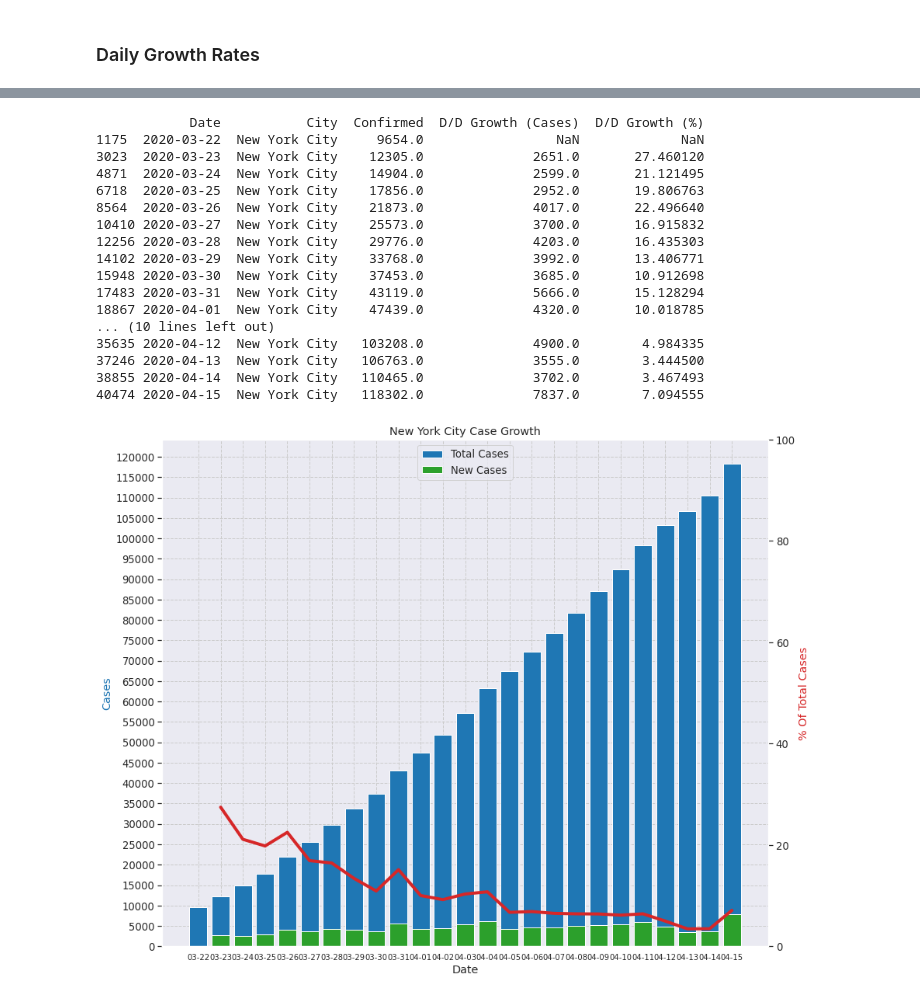
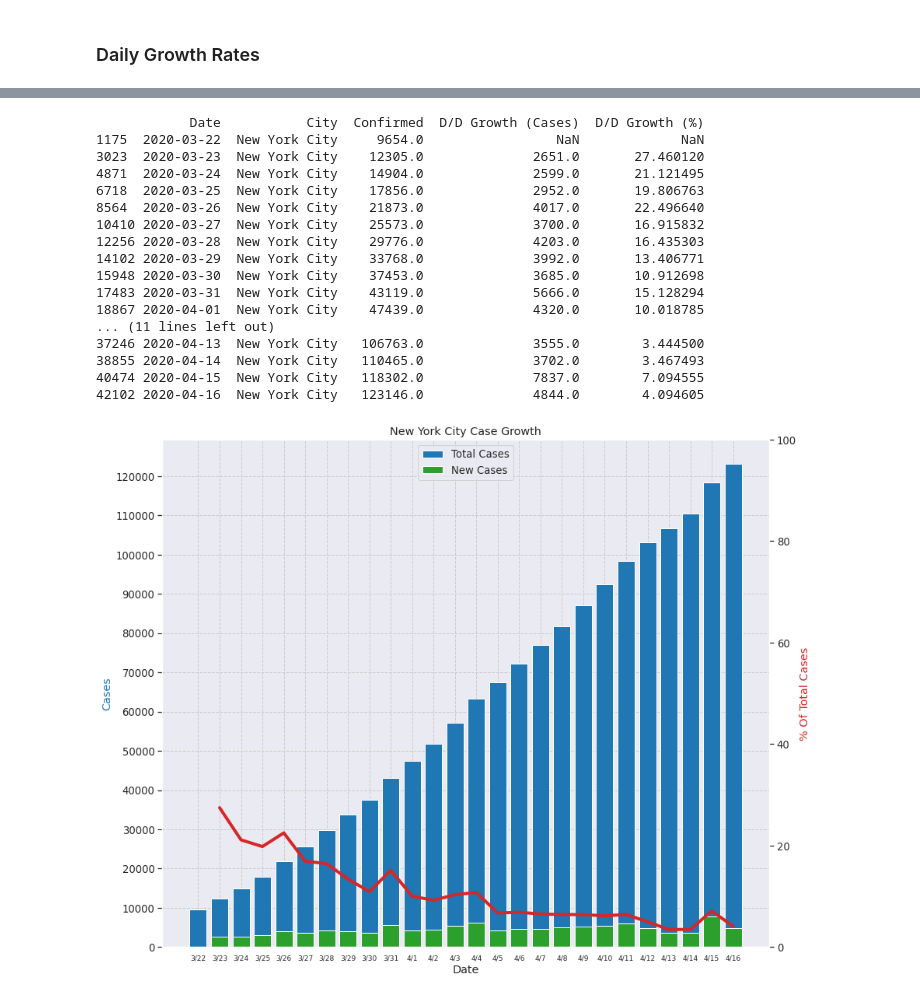
Before and after one commit to rdcolema/covid19-tracking, a Jupyter notebook: covid_US_trends.ipynb, the cells around one changed output, grey strips where cells are left out. Cells and saved outputs as stored; diff of their text form; code cells hidden in the pictures.

```diff
--- a/covid_US_trends.ipynb
+++ b/covid_US_trends.ipynb
@@ -29,7 +29,7 @@ DATA_DIR = "csse_covid_19_daily_reports/"
 
 # Date range to cover
 MIN_DATE = "2020-03-18"
-MAX_DATE = "2020-04-15"
+MAX_DATE = "2020-04-16"
 
 # Add these back after rank filtering
 STATE_INCLUDE_LIST = []
@@ -441,7 +441,7 @@ def plot_daily_growth(df, locale, locale_col="Province_State", tick_interval=Non
 
     print(plot_df)
 
-    plot_df["Date"] = plot_df["Date"].apply(lambda x: x.strftime("%m-%d"))
+    plot_df["Date"] = plot_df["Date"].apply(lambda x: x.strftime("%-m/%-d"))
 
     fig, ax1 = plt.subplots(figsize=(14, 12))
     ax2 = ax1.twinx()
@@ -449,7 +449,7 @@ def plot_daily_growth(df, locale, locale_col="Province_State", tick_interval=Non
     color = 'tab:blue'
     ax1.set_xlabel('Date')
     ax1.set_ylabel('Cases', color=color)
-    ax1.tick_params(axis='x', which='major', labelsize=10)
+    ax1.tick_params(axis='x', which='major', labelsize=9)
 
     # Puts ticks at regular intervals
     if tick_interval:
@@ -557,21 +557,21 @@ plot_daily_growth(day_over_day_state_df, locale="New York", locale_col="Province
 # %%
-plot_daily_growth(day_over_day_city_df, locale="New York City", locale_col="City", tick_interval=5000.0)
+plot_daily_growth(day_over_day_city_df, locale="New York City", locale_col="City", tick_interval=10000.0)
 # %% [output]
             Date           City  Confirmed  D/D Growth (Cases)  D/D Growth (%)
 1175  2020-03-22  New York City     9654.0                 NaN             NaN
 3023  2020-03-23  New York City    12305.0              2651.0       27.460120
 4871  2020-03-24  New York City    14904.0              2599.0       21.121495
 6718  2020-03-25  New York City    17856.0              2952.0       19.806763
 8564  2020-03-26  New York City    21873.0              4017.0       22.496640
 10410 2020-03-27  New York City    25573.0              3700.0       16.915832
 12256 2020-03-28  New York City    29776.0              4203.0       16.435303
 14102 2020-03-29  New York City    33768.0              3992.0       13.406771
 15948 2020-03-30  New York City    37453.0              3685.0       10.912698
 17483 2020-03-31  New York City    43119.0              5666.0       15.128294
 18867 2020-04-01  New York City    47439.0              4320.0       10.018785
-... (10 lines left out)
-35635 2020-04-12  New York City   103208.0              4900.0        4.984335
+... (11 lines left out)
 37246 2020-04-13  New York City   106763.0              3555.0        3.444500
 38855 2020-04-14  New York City   110465.0              3702.0        3.467493
 40474 2020-04-15  New York City   118302.0              7837.0        7.094555
+42102 2020-04-16  New York City   123146.0              4844.0        4.094605
-[figure, old version]
+[figure, new version]
```
Also changed, not shown: parts of 7 cells of this notebook, 2 other files.
